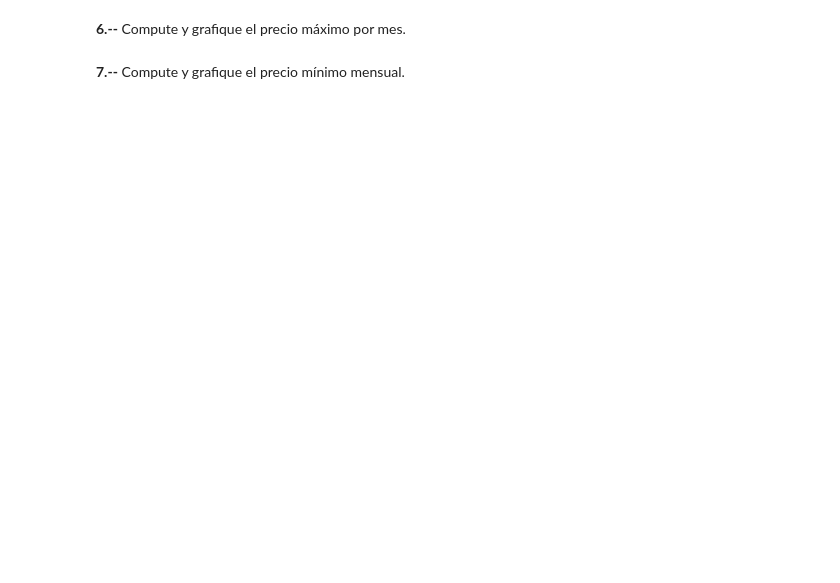
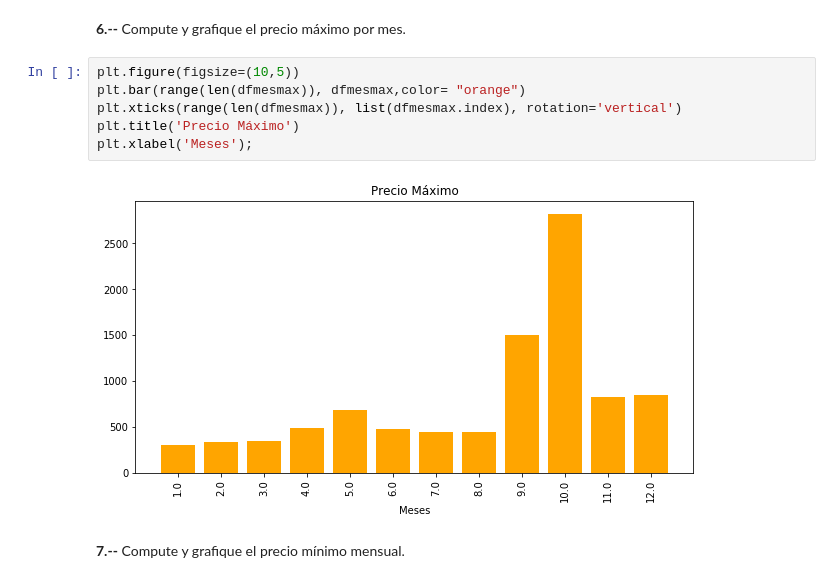
Before and after one commit to cda-2019-01/lab-analisis-exploratorio-de-datos-anapino13, a Jupyter notebook: LAB-precios-electricidad.ipynb, the cells around one changed output. Saved outputs shown, nothing was run; the diff lists cells and outputs as text; blank space fills up the shorter version.

```diff
--- a/LAB-precios-electricidad.ipynb
+++ b/LAB-precios-electricidad.ipynb
@@ -55,4 +91,12 @@ To retain the current behavior and silence the warning, pass 'sort=True'.
 # %% [markdown]
 **6.--** Compute y grafique el precio máximo por mes.
+# %%
+plt.figure(figsize=(10,5))
+plt.bar(range(len(dfmesmax)), dfmesmax,color= "orange")
+plt.xticks(range(len(dfmesmax)), list(dfmesmax.index), rotation='vertical')
+plt.title('Precio Máximo')
+plt.xlabel('Meses');
+# %% [output]
+[figure, added]
 # %% [markdown]
 **7.--** Compute y grafique el precio mínimo mensual.
```
Also changed, not shown: parts of 16 cells of this notebook.
